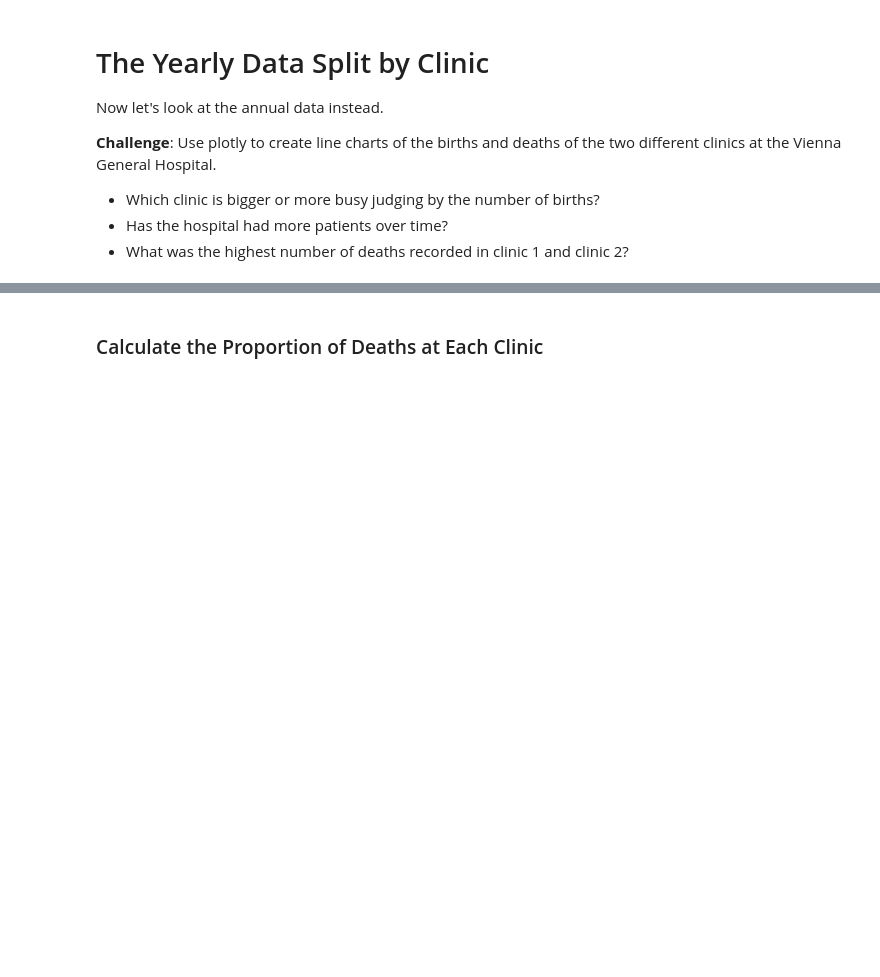
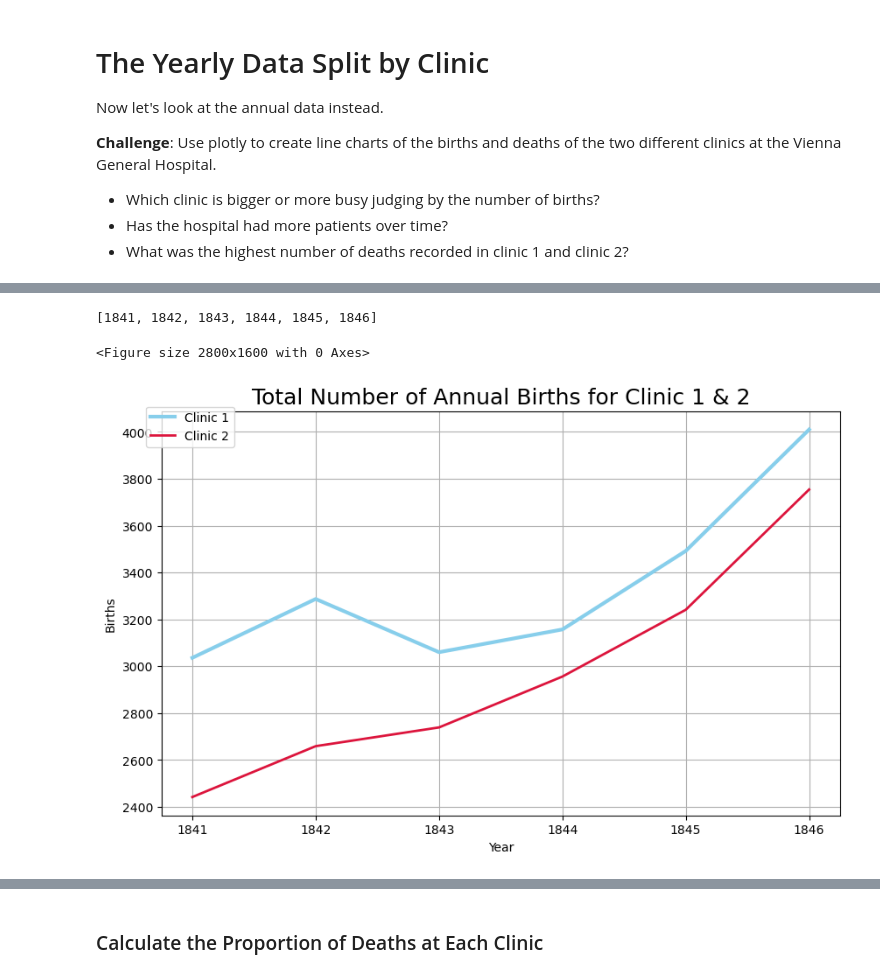
Before and after one commit to ImamSyabana/PythonDay16-100, a Jupyter notebook: Day 80/Dr_Semmelweis_Handwashing_Discovery_(start).ipynb, the cells around one changed output, grey strips where cells are left out. Saved outputs shown, nothing was run; the diff lists cells and outputs as text; code cells hidden in the pictures; blank space fills up the shorter version.

```diff
--- a/Day 80/Dr_Semmelweis_Handwashing_Discovery_(start).ipynb
+++ b/Day 80/Dr_Semmelweis_Handwashing_Discovery_(start).ipynb
@@ -310,0 +317,36 @@ Now let's look at the annual data instead.
+# %%
+years_included =  [year for year in df_yearly["year"]]
+years_included = list(set(years_included))
+years_included
+# %% [output]
+[1841, 1842, 1843, 1844, 1845, 1846]
+# %%
+plt.figure(figsize=(14,8), dpi=200)
+
+y_1 = df_yearly[df_yearly['clinic'] == 'clinic 1']['births']
+y_2 = df_yearly[df_yearly['clinic'] == 'clinic 2']['births']
+
+x = years_included
+
+# Create the figure and the primary axes
+fig, ax1 = plt.subplots(figsize=(10, 6))
+
+# Plot the first dataset on the primary y-axis
+ax1.plot(x, y_1, 'skyblue', label='Clinic 1', linestyle='solid' , linewidth=3)
+ax1.plot(x, y_2, 'crimson', label='Clinic 2', linestyle='solid', linewidth=2)
+
+ax1.set_xlabel('Year')
+ax1.set_ylabel('Births', color='black')
+ax1.tick_params(axis='y', labelcolor='black')
+
+
+# Add a title and legend
+plt.title('Total Number of Annual Births for Clinic 1 & 2', fontsize=18)
+fig.legend(loc="upper left", bbox_to_anchor=(0.1, 0.9)) # Place legend for both lines
+
+# Display the plot
+plt.grid(True, 'both')
+plt.show()
+# %% [output]
+<Figure size 2800x1600 with 0 Axes>
+[figure, added]
```
Also changed, not shown: parts of 49 cells of this notebook.
